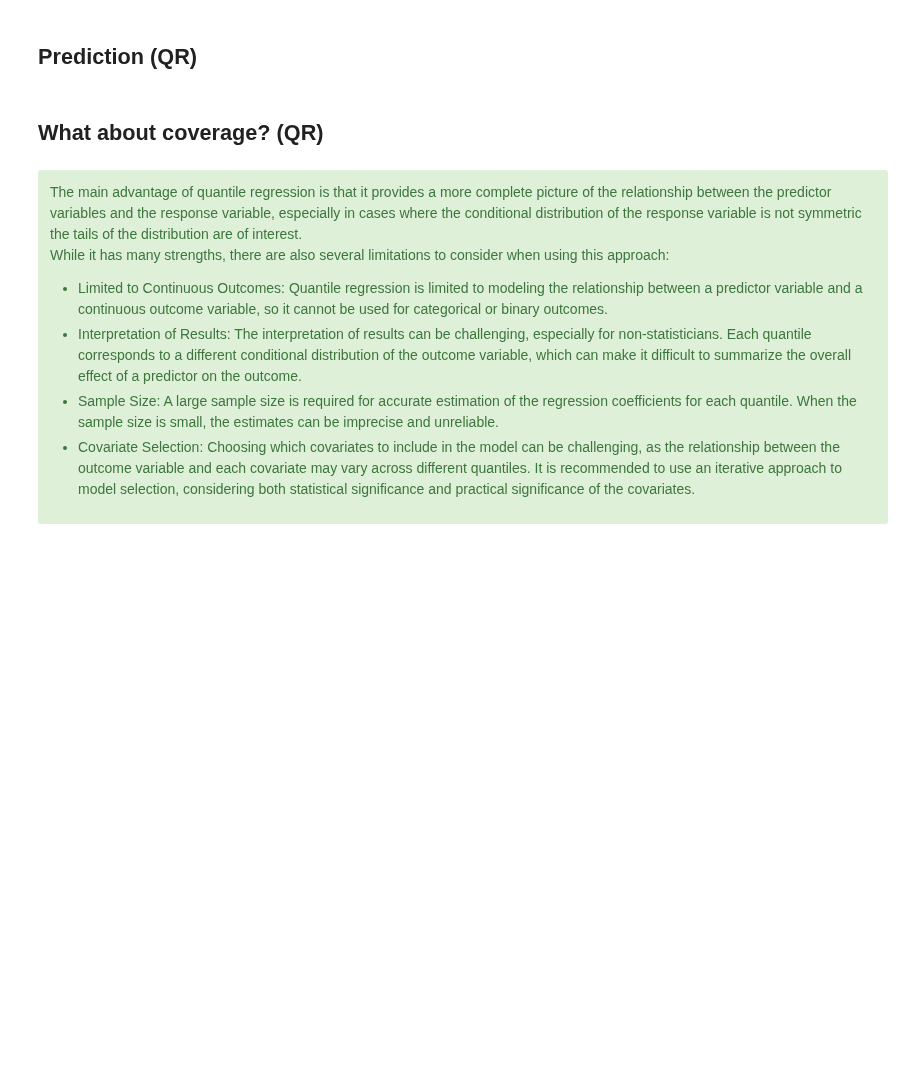
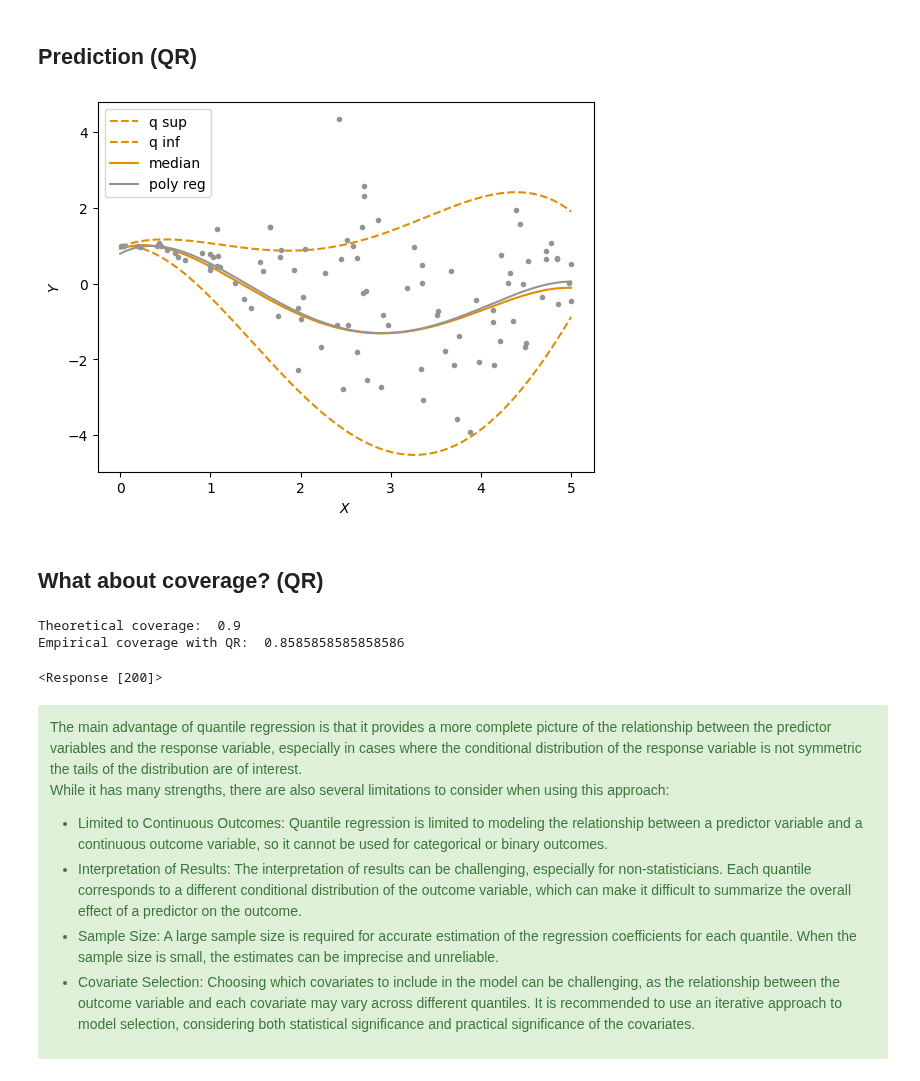
Before and after one commit to claireBoyer/tutorial-conformal-prediction, a Jupyter notebook: labs/TP_cp_init_student_version.ipynb, the cells around one changed output. Cells and saved outputs as stored; diff of their text form; code cells hidden in the pictures; blank space fills up the shorter version.

```diff
--- a/labs/TP_cp_init_student_version.ipynb
+++ b/labs/TP_cp_init_student_version.ipynb
@@ -203,14 +215,17 @@ qr_med = QuantileRegressor(quantile=0.5, alpha=0,solver='highs')
 # %%
 plt.plot(aux,qr_up.predict(auxpoly),'--',color=color_train,label="q sup")
 plt.plot(aux,qr_down.predict(auxpoly),'--',color=color_train,label="q inf")
 plt.plot(aux,qr_med.predict(auxpoly),'-',color=color_train,label="median")
 plt.plot(aux,linear_reg.predict(auxpoly),'-',color=color_test,label="poly reg")
 plt.scatter(X_test,y_test,marker='.',color=color_test,zorder=2)
 plt.xlabel(r'$X$')
 plt.ylabel(r'$Y$')
 plt.legend()
+send(plt, 2)
 #plt.savefig('quantile_reg.pdf', bbox_inches='tight',dpi=300)
 plt.show()
+# %% [output]
+[figure, added]
 # %% [markdown]
 ## What about coverage? (QR)
 # %%
@@ -232,8 +247,12 @@ prop_covered_qr  = # YOUR CODE HERE
 print("Theoretical coverage: ", theor_cov)
 print("Empirical coverage with QR: ", prop_covered_qr)
 
-send(["Theoretical coverage: ", theor_cov], 2)
-send(["Empirical coverage: ", prop_covered_qr], 3)
+send(["Theoretical coverage: ", theor_cov], 3)
+send(["Empirical coverage: ", prop_covered_qr], 4)
+# %% [output]
+Theoretical coverage:  0.9
+Empirical coverage with QR:  0.8585858585858586
+<Response [200]>
 # %% [markdown]
 <div class="alert alert-block alert-success"> The main advantage of quantile regression is that it provides a more complete picture of the relationship between the predictor variables and the response variable, especially in cases where the conditional distribution of the response variable is not symmetric
 the tails of the distribution are of interest.
```
Also changed, not shown: parts of 15 cells of this notebook, 2 other files.
